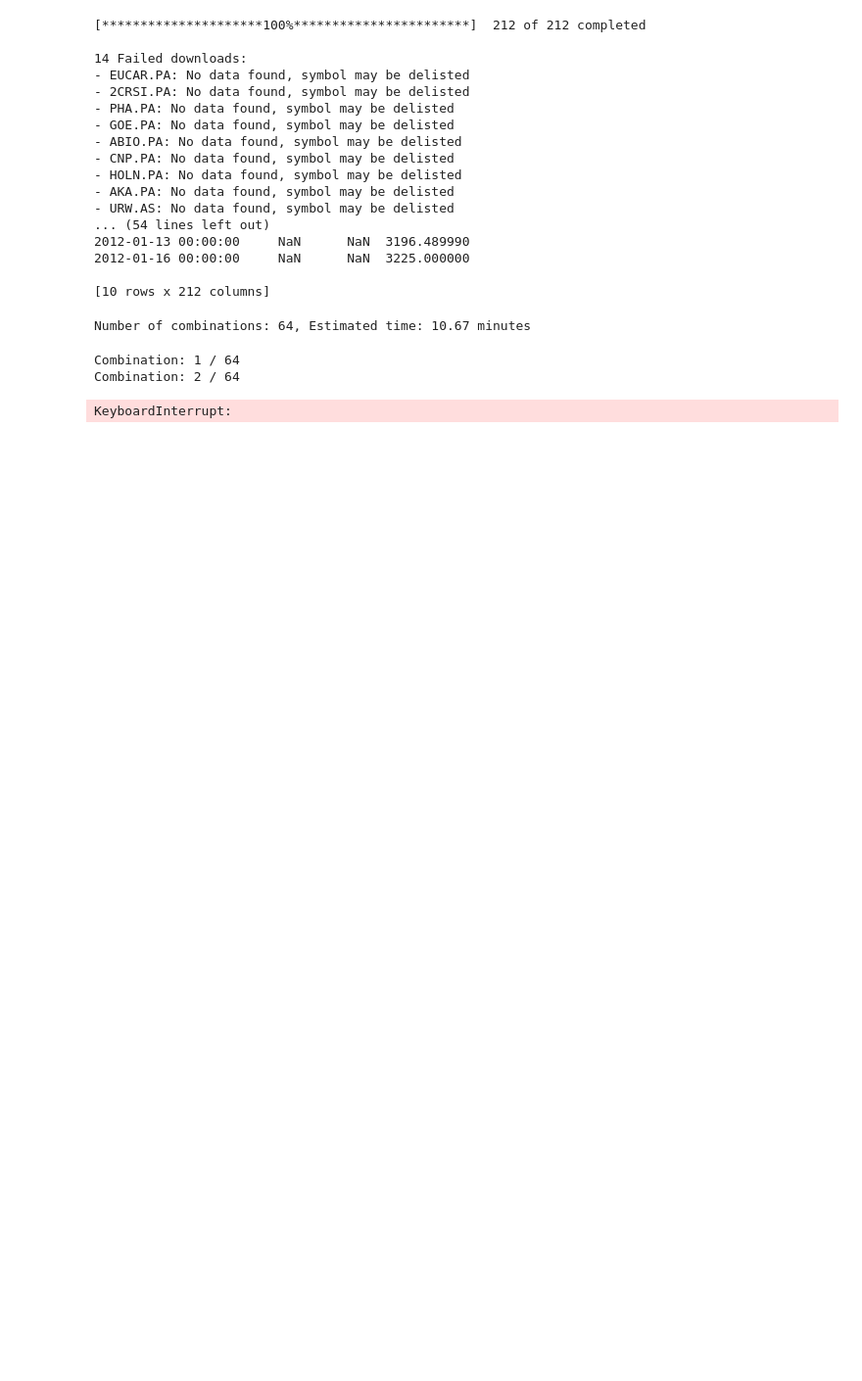
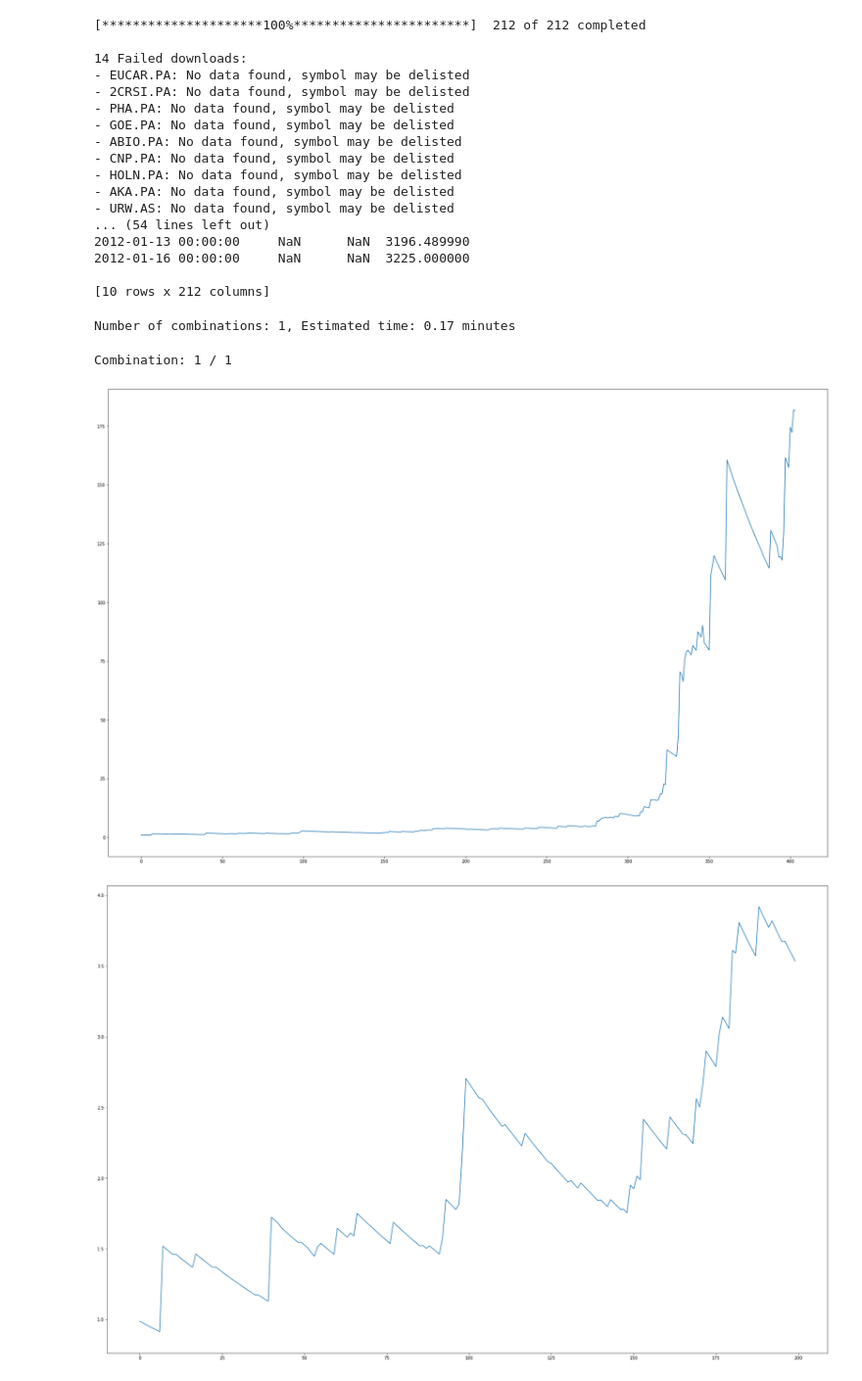
Before and after one commit to a-gdn/stock, a Jupyter notebook: simulation.ipynb, the cells around one changed output. Shown at 98% size. Saved outputs shown, nothing was run; the diff lists cells and outputs as text; code cells hidden in the pictures; blank space fills up the shorter version.

Commit message:
added plots, updated to_do list

```diff
--- a/simulation.ipynb
+++ b/simulation.ipynb
@@ -35,11 +37,11 @@ print(df.head(10))
 # watch_days_range = [2]
 # hold_days_range = [5]
 # num_stocks_to_buy_range = [1]
-# loss_limit_range = [0.995]
+# loss_limit_range = [0.999]
 
-watch_days_range = [1,2,3]
-hold_days_range = [4,5,6,7,8]
-num_stocks_to_buy_range = [1,2]
+watch_days_range = [1,2,3,4,5]
+hold_days_range = [1,2,3,4,5,6,7,8]
+num_stocks_to_buy_range = [1,2,3]
 loss_limit_range = [0.999,0.99]
 
 num_combinations = len(watch_days_range) * len(hold_days_range) * len(num_stocks_to_buy_range) * len(loss_limit_range)
@@ -47,10 +49,11 @@ combinations_per_minute = 6
 
 print(f"Number of combinations: {num_combinations}, Estimated time: {(num_combinations / combinations_per_minute):.2f} minutes")
 # %% [output]
-Number of combinations: 64, Estimated time: 10.67 minutes
+Number of combinations: 1, Estimated time: 0.17 minutes
 # %%
 results = []
 combination_index = 0
+total_profits = []
 
 for watch_days in watch_days_range:  # watch_days represents the number of days for price increase calculation
     for hold_days in hold_days_range:  # hold_days represents the number of additional days before selling. Repeat for each period of watch_days plus hold_days
@@ -91,9 +94,11 @@ for watch_days in watch_days_range:  # watch_days represents the number of days
                         profits = (sell_prices * (1 - cfg.fee)) / (buy_prices * (1 + cfg.fee)) # Calculate the profit for each stock
                         profits = profits.dropna()
 
-                        profit = profits.mean(skipna=True)
+                        profit = profits.mean(skipna=True) # Calculate the average of profits of the selected stocks
 
-                        total_profit *= profit if np.isfinite(profit) else 1 # Calculate the total profit for the selected stocks (i.e. average of profits)
+                        total_profit *= profit if np.isfinite(profit) else 1
+
+                        total_profits.append(total_profit)
 
                 results.append({'watch_days': watch_days, 'num_stocks_to_buy': num_stocks_to_buy, 'hold_days': hold_days,
                                 'loss_limit': loss_limit, 'total_profit': total_profit})
@@ -103,9 +108,17 @@ for watch_days in watch_days_range:  # watch_days represents the number of days
 
 results_df = pd.DataFrame(results)
 # %% [output]
-Combination: 1 / 64
-Combination: 2 / 64
+Combination: 1 / 1
-KeyboardInterrupt:
+# %%
+mpl.rcParams['figure.figsize'] = [30, 20]
+
+plt.plot(total_profits)
+plt.show()
+plt.plot(total_profits[:200])
+plt.show()
+# %% [output]
+[figure, added]
+[figure, added]
 # %%
 print(results_df)
 # %% [output]
```
Also changed, not shown: parts of 4 cells of this notebook, 3 other files.
